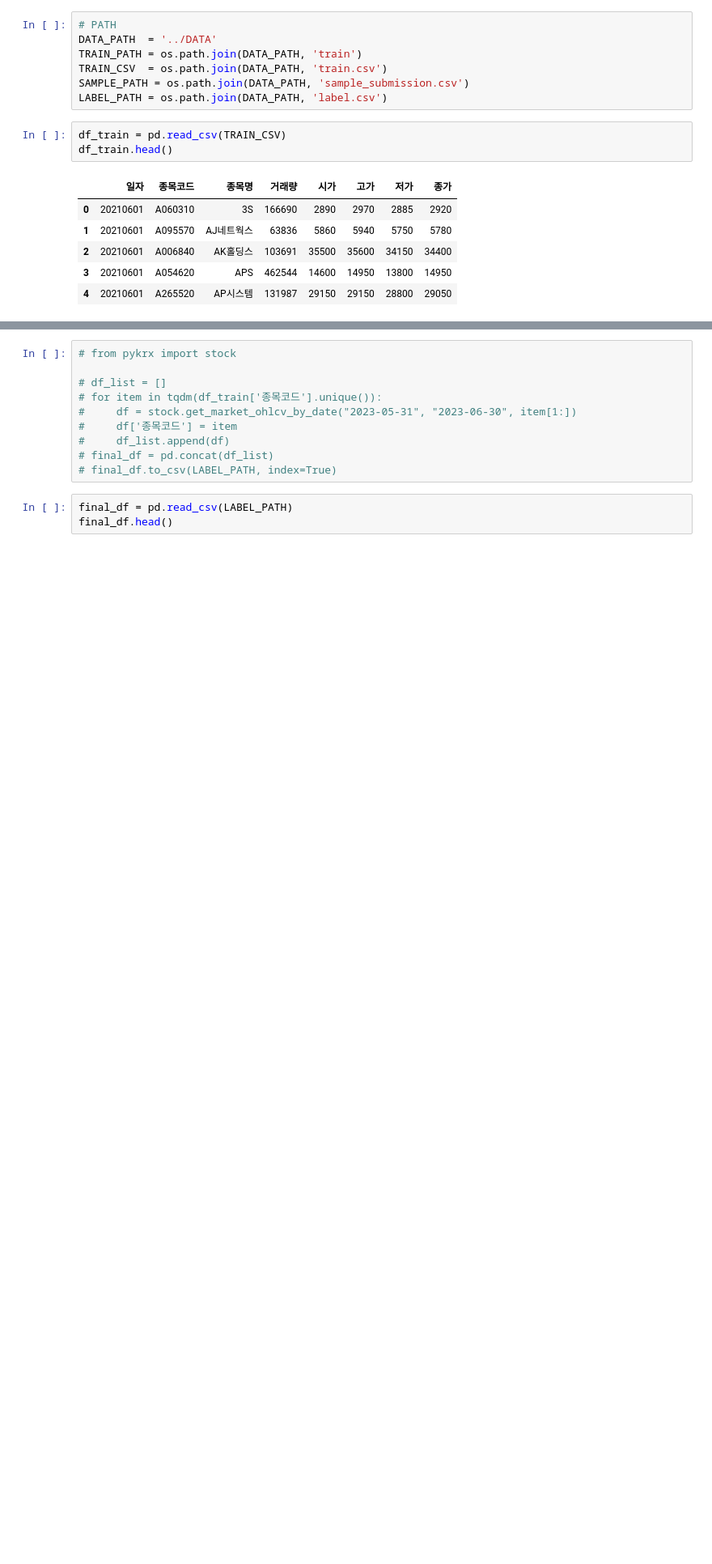
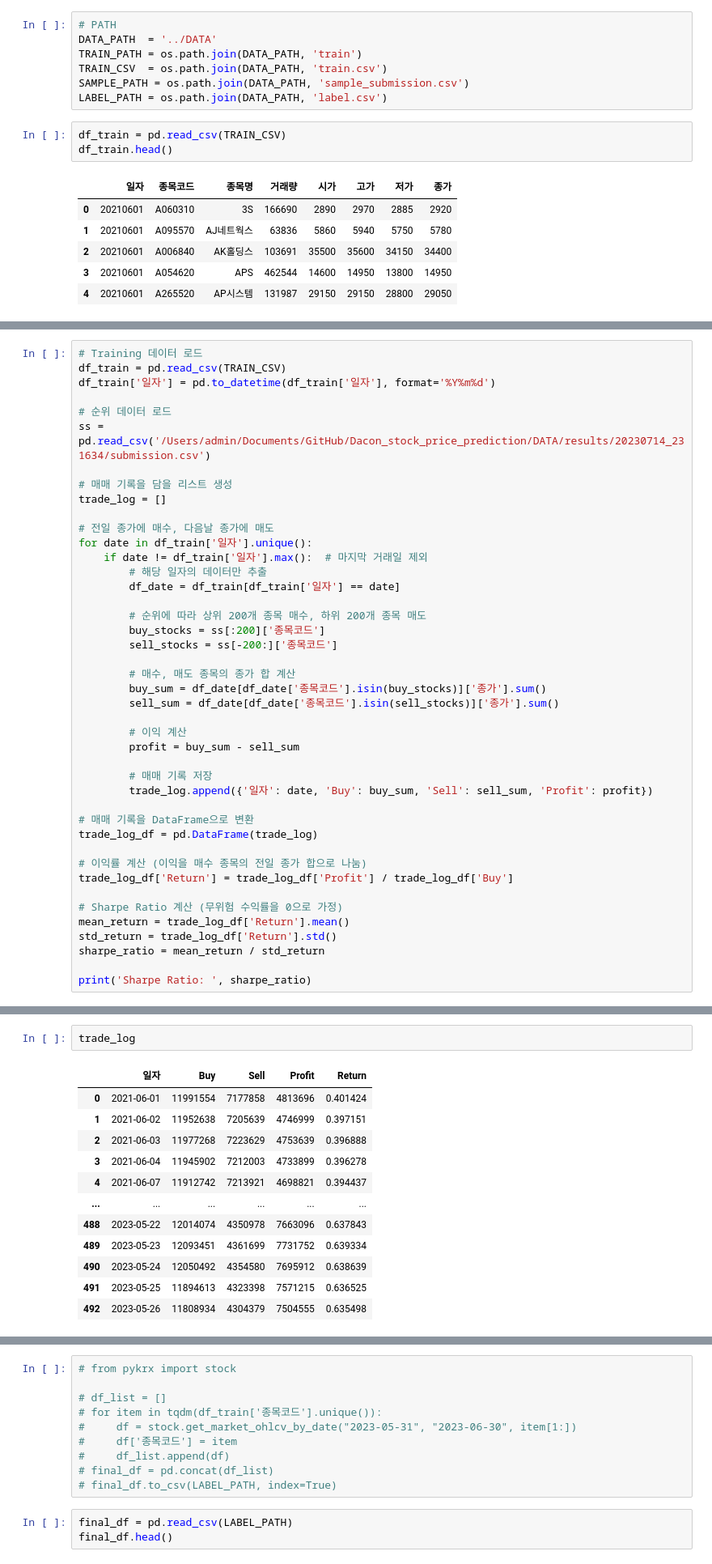
Before and after one commit to DoSungjin/Dacon_stock_price_prediction, a Jupyter notebook: BASELINE/data_rangling.ipynb, the cells around one changed output, grey strips where cells are left out. Shown: that part at 81% size. Drawn from its saved outputs; the diff is of its cells as text; blank space fills up the shorter version.

```diff
--- a/BASELINE/data_rangling.ipynb
+++ b/BASELINE/data_rangling.ipynb
@@ -23,0 +144,43 @@ df_train.head()
+# %%
+# Training 데이터 로드
+df_train = pd.read_csv(TRAIN_CSV)
+df_train['일자'] = pd.to_datetime(df_train['일자'], format='%Y%m%d')
+
+# 순위 데이터 로드
+ss = pd.read_csv('/Users/admin/Documents/GitHub/Dacon_stock_price_prediction/DATA/results/20230714_231634/submission.csv')
+
+# 매매 기록을 담을 리스트 생성
+trade_log = []
+
+# 전일 종가에 매수, 다음날 종가에 매도
+for date in df_train['일자'].unique():
+    if date != df_train['일자'].max():  # 마지막 거래일 제외
+        # 해당 일자의 데이터만 추출
+        df_date = df_train[df_train['일자'] == date]
+
+        # 순위에 따라 상위 200개 종목 매수, 하위 200개 종목 매도
+        buy_stocks = ss[:200]['종목코드']
+        sell_stocks = ss[-200:]['종목코드']
+
+        # 매수, 매도 종목의 종가 합 계산
+        buy_sum = df_date[df_date['종목코드'].isin(buy_stocks)]['종가'].sum()
+        sell_sum = df_date[df_date['종목코드'].isin(sell_stocks)]['종가'].sum()
+
+        # 이익 계산
+        profit = buy_sum - sell_sum
+
+        # 매매 기록 저장
+        trade_log.append({'일자': date, 'Buy': buy_sum, 'Sell': sell_sum, 'Profit': profit})
+
+# 매매 기록을 DataFrame으로 변환
+trade_log_df = pd.DataFrame(trade_log)
+
+# 이익률 계산 (이익을 매수 종목의 전일 종가 합으로 나눔)
+trade_log_df['Return'] = trade_log_df['Profit'] / trade_log_df['Buy']
+
+# Sharpe Ratio 계산 (무위험 수익률을 0으로 가정)
+mean_return = trade_log_df['Return'].mean()
+std_return = trade_log_df['Return'].std()
+sharpe_ratio = mean_return / std_return
+
+print('Sharpe Ratio: ', sharpe_ratio)
@@ -23,0 +189,15 @@ df_train.head()
+# %%
+trade_log
+# %% [output]
+|  | 일자 | Buy | Sell | Profit | Return |
+| 0 | 2021-06-01 | 11991554 | 7177858 | 4813696 | 0.401424 |
+| 1 | 2021-06-02 | 11952638 | 7205639 | 4746999 | 0.397151 |
+| 2 | 2021-06-03 | 11977268 | 7223629 | 4753639 | 0.396888 |
+| 3 | 2021-06-04 | 11945902 | 7212003 | 4733899 | 0.396278 |
+| 4 | 2021-06-07 | 11912742 | 7213921 | 4698821 | 0.394437 |
+| ... | ... | ... | ... | ... | ... |
+| 488 | 2023-05-22 | 12014074 | 4350978 | 7663096 | 0.637843 |
+| 489 | 2023-05-23 | 12093451 | 4361699 | 7731752 | 0.639334 |
+| 490 | 2023-05-24 | 12050492 | 4354580 | 7695912 | 0.638639 |
+| 491 | 2023-05-25 | 11894613 | 4323398 | 7571215 | 0.636525 |
+| 492 | 2023-05-26 | 11808934 | 4304379 | 7504555 | 0.635498 |
```
Also changed, not shown: parts of 7 cells of this notebook, 1 other file.
